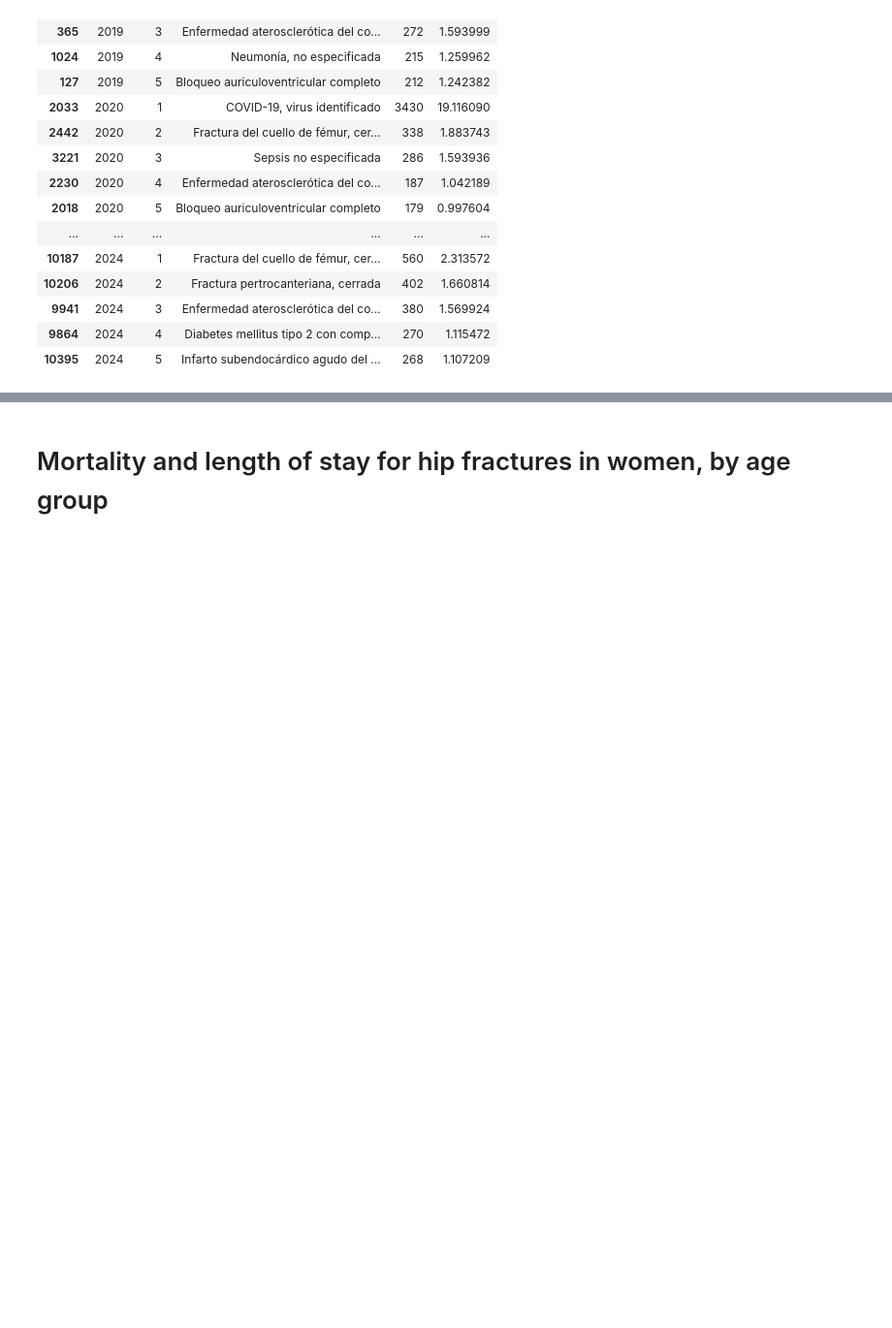
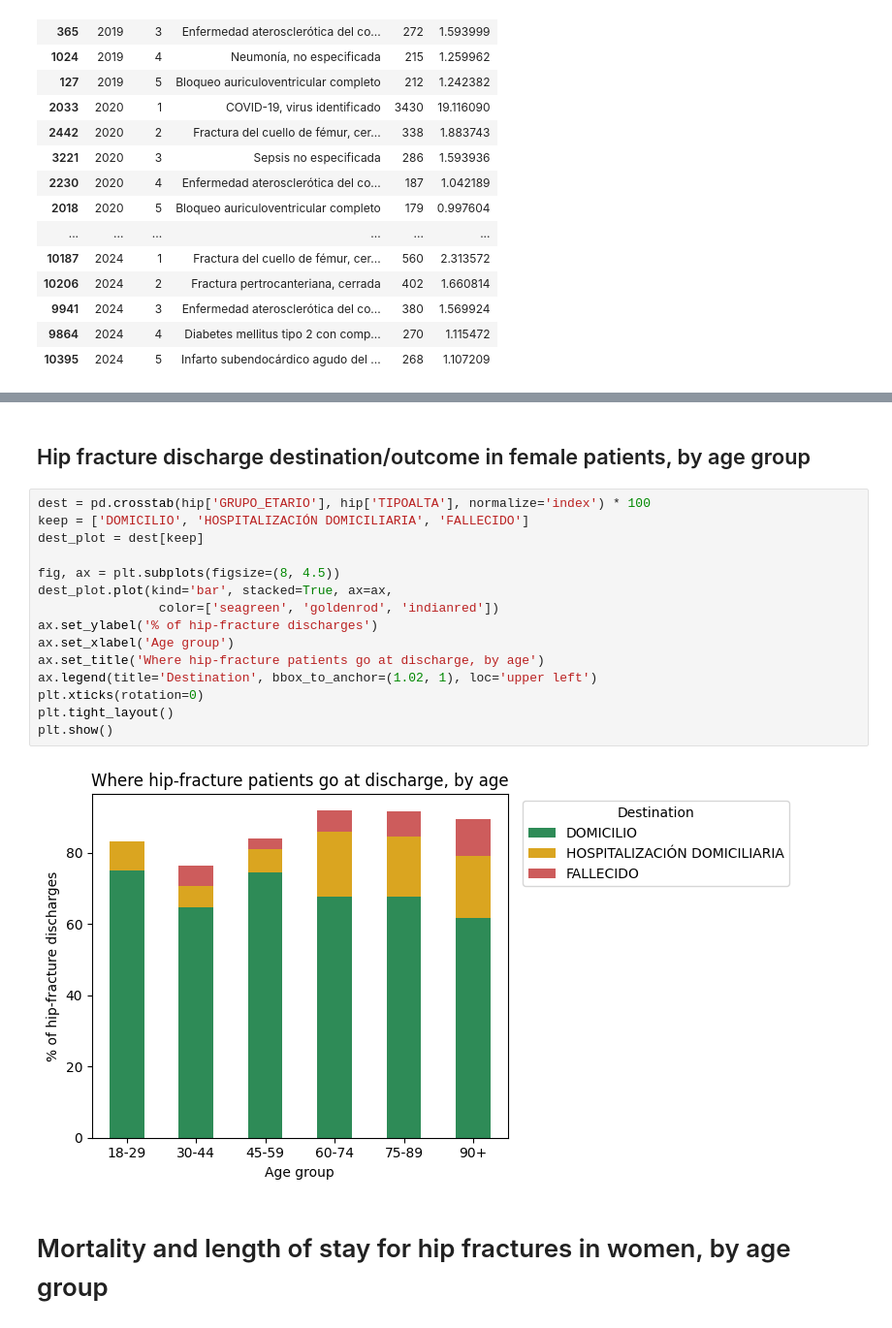
Before and after one commit to pbj-glitch/BusinessIntelligence, a Jupyter notebook: Group_02_C1/analysis/GROUP_02_C1_Analysis.ipynb, the cells around one changed output, grey strips where cells are left out. Shown at 97% size. Saved outputs shown, nothing was run; the diff lists cells and outputs as text; blank space fills up the shorter version.

```diff
--- a/c1MariaLukas.ipynb
+++ b/Group_02_C1/analysis/GROUP_02_C1_Analysis.ipynb
@@ -299,3 +347,22 @@ top5[['YEAR', 'rank', 'DESCRIPCION', 'n', 'pct']]
+# %% [markdown]
+## Hip fracture discharge destination/outcome in female patients, by age group
+# %%
+dest = pd.crosstab(hip['GRUPO_ETARIO'], hip['TIPOALTA'], normalize='index') * 100
+keep = ['DOMICILIO', 'HOSPITALIZACIÓN DOMICILIARIA', 'FALLECIDO']
+dest_plot = dest[keep]
+
+fig, ax = plt.subplots(figsize=(8, 4.5))
+dest_plot.plot(kind='bar', stacked=True, ax=ax,
+                color=['seagreen', 'goldenrod', 'indianred'])
+ax.set_ylabel('% of hip-fracture discharges')
+ax.set_xlabel('Age group')
+ax.set_title('Where hip-fracture patients go at discharge, by age')
+ax.legend(title='Destination', bbox_to_anchor=(1.02, 1), loc='upper left')
+plt.xticks(rotation=0)
+plt.tight_layout()
+plt.show()
+# %% [output]
+[figure, added]
 # %% [markdown]
 # Mortality and length of stay for hip fractures in women, by age group
 # %%
```
Also changed, not shown: parts of 40 cells of this notebook, 33 other files.
